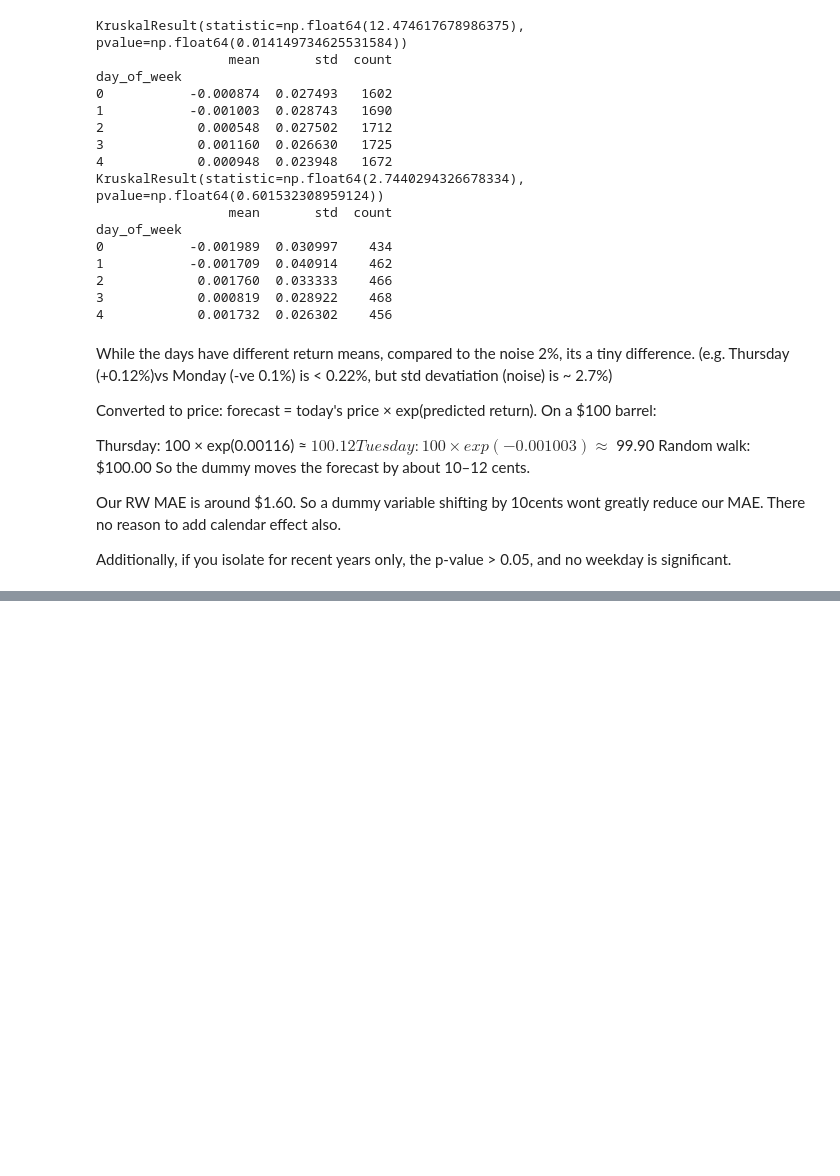
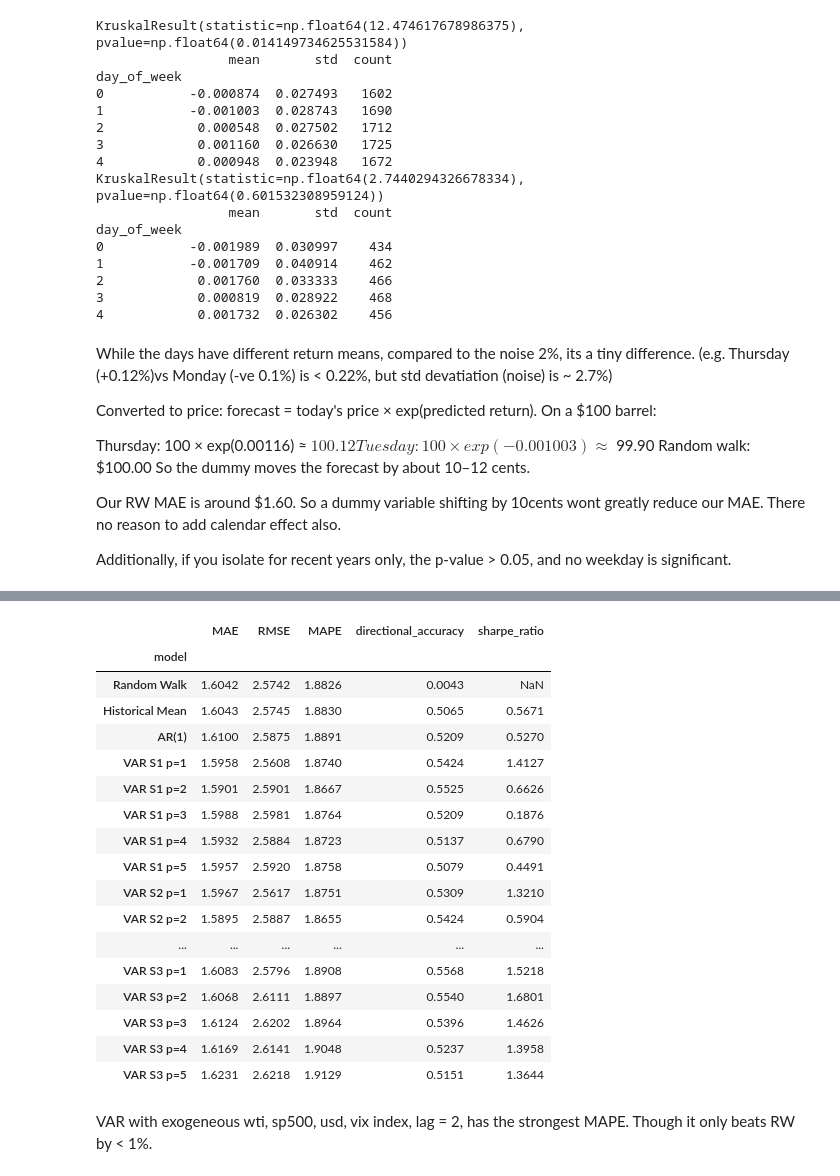
Before and after one commit to airrehn/Sample-Taxed, a Jupyter notebook: notebooks/01_explore_data.ipynb, the cells around one changed output, grey strips where cells are left out. Cells and saved outputs as stored; diff of their text form; code cells hidden in the pictures; blank space fills up the shorter version.

```diff
--- a/notebooks/01_explore_data.ipynb
+++ b/notebooks/01_explore_data.ipynb
@@ -265,0 +370,7 @@ compare_models(test_results)
+# %%
+var_fit = VAR(pre_var).fit(order.bic)
+granger = {
+    col: var_fit.test_causality(caused="brent_spot", causing=[col], kind="f").pvalue
+    for col in pre.columns if col != "brent_spot"
+}
+pd.Series(granger).sort_values()
@@ -265,0 +395,12 @@ compare_models(test_results)
+# %%
+data = load_dataset()
+PRICES = ["brent_spot", "wti", "usd", "sp500"]   # prices -> log returns
+INDICES = ["vix", "ovx", "epu", "gpr"]           # fear/uncertainty indices -> log levels
+
+X = pd.DataFrame(index=data.index)
+for col in PRICES:
+    X[col] = np.log(data[col]).diff()
+for col in INDICES:
+    X[col] = np.log(data[col])
+X = X.dropna()
+X.head()
@@ -265,0 +415,4 @@ compare_models(test_results)
+# %%
+df_var = X.rename(columns={"brent_spot": "log_return"})   # in X, brent_spot is a return, so rename it
+df_var["brent_spot"] = data["brent_spot"]                   # add back the Brent PRICE, which walk_forward needs
+df_var.head()
@@ -265,0 +427,40 @@ compare_models(test_results)
+# %%
+STAGES = {
+    "S1": ["log_return", "wti", "sp500"],
+    "S2": ["log_return", "wti", "sp500", "usd", "vix"],
+    "S3": ["log_return", "wti", "sp500", "usd", "vix", "epu", "ovx"],
+}
+val_args = dict(horizon=1, start_date="2024-01-01", end_date="2026-09-30")
+
+results = {
+    "Random Walk": walk_forward(df_var, forecast_funct=random_walk_forecast, **val_args),
+    "Historical Mean": walk_forward(df_var, forecast_funct=historical_mean_forecast, lookback=3000, **val_args),
+    "AR(1)": walk_forward(df_var, forecast_funct=ar1_forecast, lookback=3000, **val_args),
+}
+
+for stage, cols in STAGES.items():
+    for p in range(1, 6):
+        results[f"VAR {stage} p={p}"] = walk_forward(df_var, forecast_funct=var_forecast, cols=cols, lags=p, **val_args)
+# %%
+compare_models(results)[["MAE", "RMSE", "MAPE", "directional_accuracy", "sharpe_ratio"]].round(4)
+# %% [output]
+|  | MAE | RMSE | MAPE | directional_accuracy | sharpe_ratio |
+| model |  |  |  |  |  |
+| Random Walk | 1.6042 | 2.5742 | 1.8826 | 0.0043 | NaN |
+| Historical Mean | 1.6043 | 2.5745 | 1.8830 | 0.5065 | 0.5671 |
+| AR(1) | 1.6100 | 2.5875 | 1.8891 | 0.5209 | 0.5270 |
+| VAR S1 p=1 | 1.5958 | 2.5608 | 1.8740 | 0.5424 | 1.4127 |
+| VAR S1 p=2 | 1.5901 | 2.5901 | 1.8667 | 0.5525 | 0.6626 |
+| VAR S1 p=3 | 1.5988 | 2.5981 | 1.8764 | 0.5209 | 0.1876 |
+| VAR S1 p=4 | 1.5932 | 2.5884 | 1.8723 | 0.5137 | 0.6790 |
+| VAR S1 p=5 | 1.5957 | 2.5920 | 1.8758 | 0.5079 | 0.4491 |
+| VAR S2 p=1 | 1.5967 | 2.5617 | 1.8751 | 0.5309 | 1.3210 |
+| VAR S2 p=2 | 1.5895 | 2.5887 | 1.8655 | 0.5424 | 0.5904 |
+| ... | ... | ... | ... | ... | ... |
+| VAR S3 p=1 | 1.6083 | 2.5796 | 1.8908 | 0.5568 | 1.5218 |
+| VAR S3 p=2 | 1.6068 | 2.6111 | 1.8897 | 0.5540 | 1.6801 |
+| VAR S3 p=3 | 1.6124 | 2.6202 | 1.8964 | 0.5396 | 1.4626 |
+| VAR S3 p=4 | 1.6169 | 2.6141 | 1.9048 | 0.5237 | 1.3958 |
+| VAR S3 p=5 | 1.6231 | 2.6218 | 1.9129 | 0.5151 | 1.3644 |
+# %% [markdown]
+VAR with exogeneous wti, sp500, usd, vix index, lag = 2, has the strongest MAPE. Though it only beats RW by < 1%.
```
Also changed, not shown: parts of 16 cells of this notebook, 3 other files.
